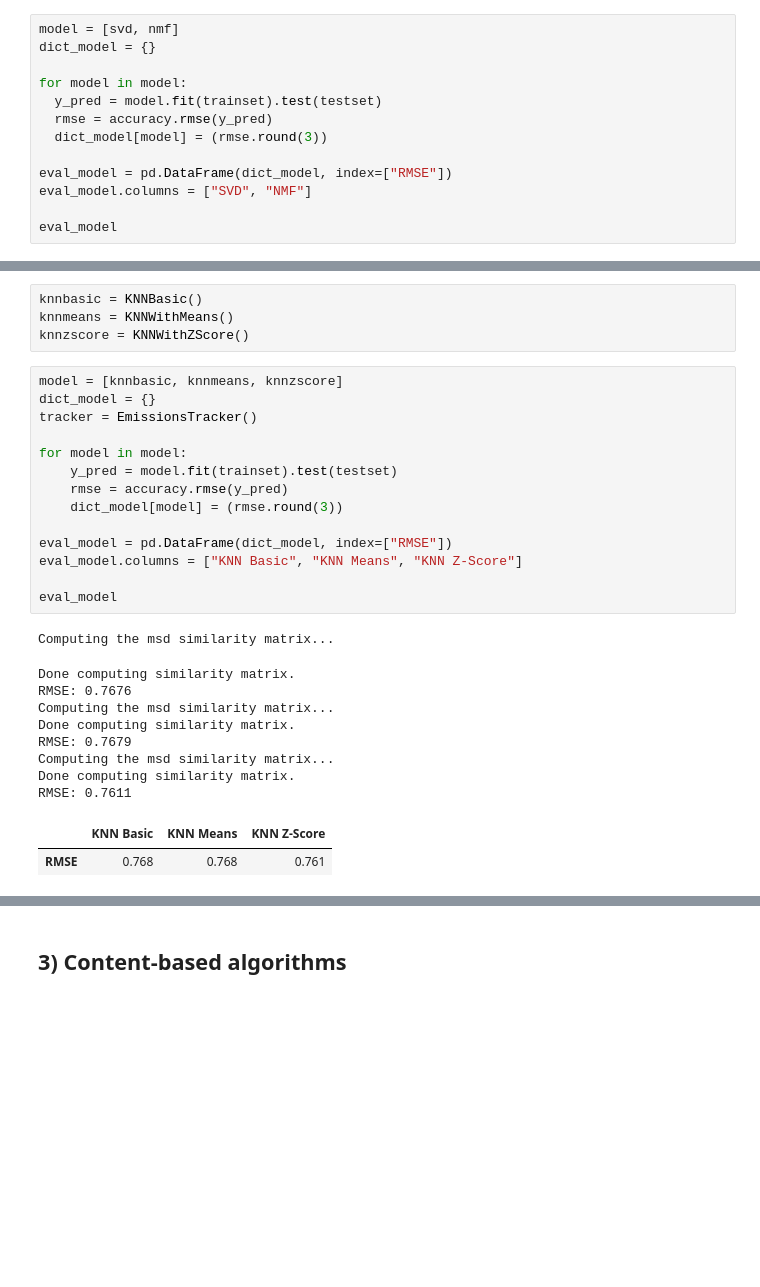
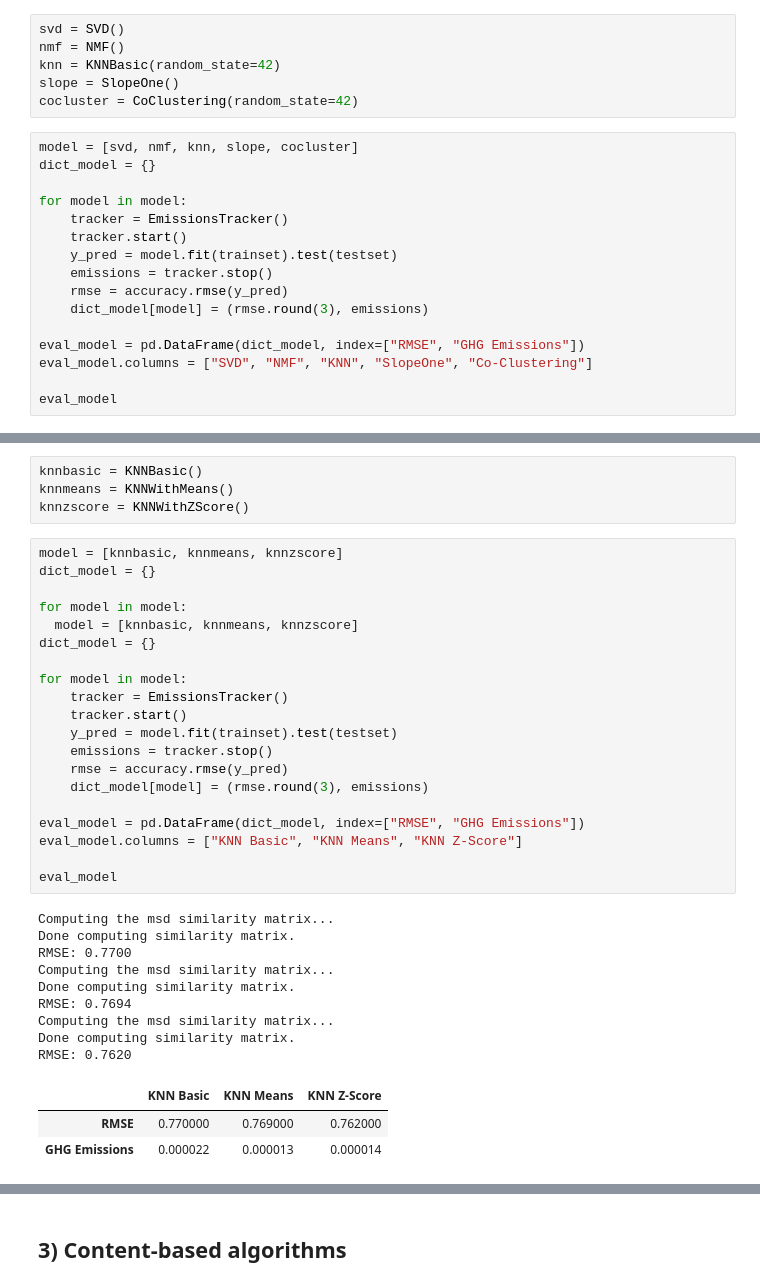
Before and after one commit to cecilegltslmcs/recommender_sys_books, a Jupyter notebook: P7_02_notebookmodelisation.ipynb, the cells around one changed output, grey strips where cells are left out. Cells and saved outputs as stored; diff of their text form; blank space fills up the shorter version.

```diff
--- a/P7_02_notebookmodelisation.ipynb
+++ b/P7_02_notebookmodelisation.ipynb
@@ -169,14 +160,23 @@ nmf = NMF()
+# %%
+svd = SVD()
+nmf = NMF()
+knn = KNNBasic(random_state=42)
+slope = SlopeOne()
+cocluster = CoClustering(random_state=42)
 # %%
-model = [svd, nmf]
+model = [svd, nmf, knn, slope, cocluster]
 dict_model = {}
 
 for model in model:
-  y_pred = model.fit(trainset).test(testset)
-  rmse = accuracy.rmse(y_pred)
-  dict_model[model] = (rmse.round(3))
+    tracker = EmissionsTracker()
+    tracker.start()
+    y_pred = model.fit(trainset).test(testset)
+    emissions = tracker.stop()
+    rmse = accuracy.rmse(y_pred)
+    dict_model[model] = (rmse.round(3), emissions)
 
-eval_model = pd.DataFrame(dict_model, index=["RMSE"])
-eval_model.columns = ["SVD", "NMF"]
+eval_model = pd.DataFrame(dict_model, index=["RMSE", "GHG Emissions"])
+eval_model.columns = ["SVD", "NMF", "KNN", "SlopeOne", "Co-Clustering"]
 
 eval_model
 # %% [output]
@@ -235,29 +212,36 @@ knnzscore = KNNWithZScore()
 # %%
 model = [knnbasic, knnmeans, knnzscore]
 dict_model = {}
-tracker = EmissionsTracker()
 
 for model in model:
+  model = [knnbasic, knnmeans, knnzscore]
+dict_model = {}
+
+for model in model:
+    tracker = EmissionsTracker()
+    tracker.start()
     y_pred = model.fit(trainset).test(testset)
+    emissions = tracker.stop()
     rmse = accuracy.rmse(y_pred)
-    dict_model[model] = (rmse.round(3))
+    dict_model[model] = (rmse.round(3), emissions)
 
-eval_model = pd.DataFrame(dict_model, index=["RMSE"])
+eval_model = pd.DataFrame(dict_model, index=["RMSE", "GHG Emissions"])
 eval_model.columns = ["KNN Basic", "KNN Means", "KNN Z-Score"]
 
 eval_model
 # %% [output]
 Computing the msd similarity matrix...
+Done computing similarity matrix.
+RMSE: 0.7700
+Computing the msd similarity matrix...
+Done computing similarity matrix.
+RMSE: 0.7694
+Computing the msd similarity matrix...
+Done computing similarity matrix.
+RMSE: 0.7620
-Done computing similarity matrix.
-RMSE: 0.7676
-Computing the msd similarity matrix...
-Done computing similarity matrix.
-RMSE: 0.7679
-Computing the msd similarity matrix...
-Done computing similarity matrix.
-RMSE: 0.7611
 |  | KNN Basic | KNN Means | KNN Z-Score |
-| RMSE | 0.768 | 0.768 | 0.761 |
+| RMSE | 0.770000 | 0.769000 | 0.762000 |
+| GHG Emissions | 0.000022 | 0.000013 | 0.000014 |
 # %%
 param_grid = {'k': [20, 30, 40, 50, 60, 70, 80]}
 
```
Also changed, not shown: parts of 26 cells of this notebook.
